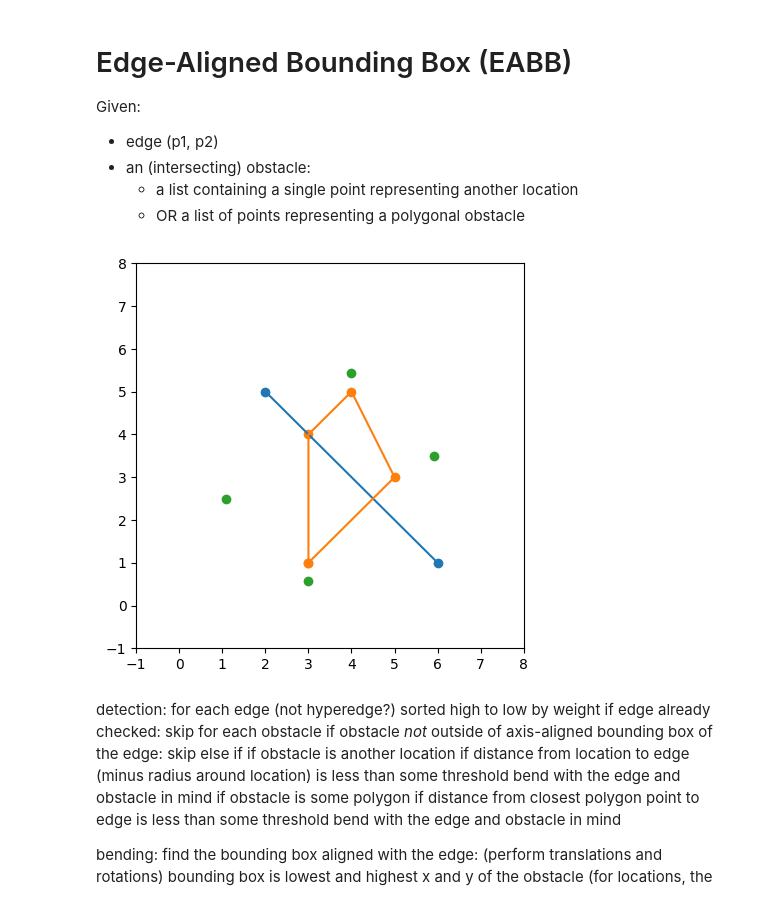
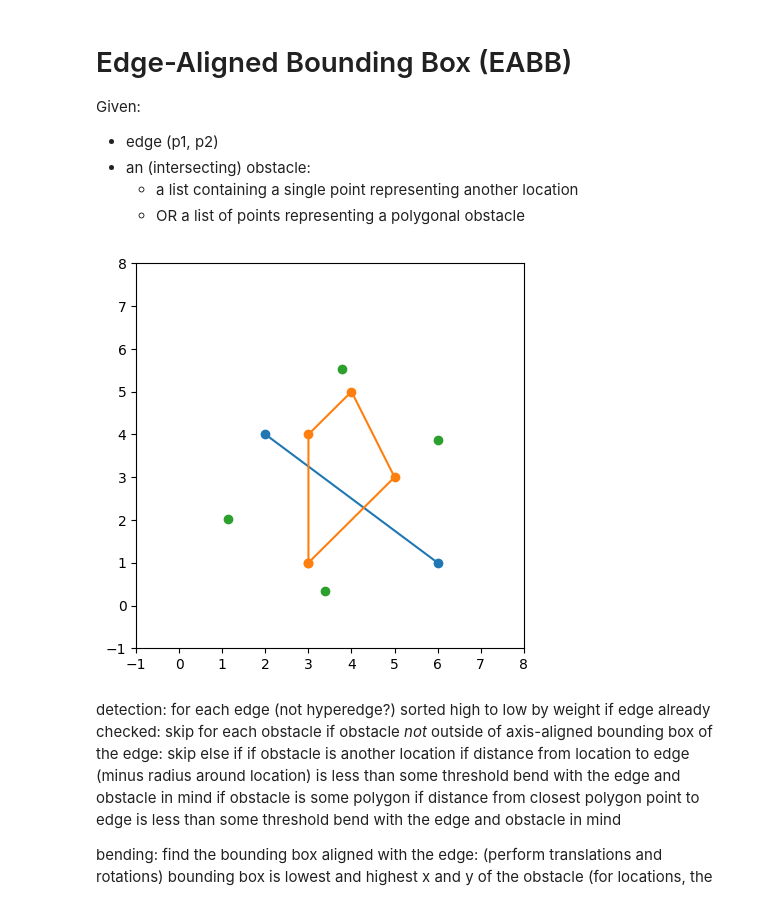
Before and after one commit to gkrastev99/SequenceMaps, a Jupyter notebook: obstacles/eabb.ipynb, the cells around one changed output. Saved outputs shown, nothing was run; the diff lists cells and outputs as text; code cells hidden in the pictures.

```diff
--- a/obstacles/eabb.ipynb
+++ b/obstacles/eabb.ipynb
@@ -177,6 +177,9 @@ def eabb(edge, obs, lw):
     '''ROTATION'''
     # standard vector angle formula: arccos(a dot b / (|a| * |b|))
     angle = vecAngle([p2[0], 0], p2)
+    if p2[1] > 0:
+        angle = -angle
+
 
     # 2d rotation matrix construction: ((cos -sin), (sin cos))
     rotation = np.array([[np.cos(angle), -np.sin(angle)],
@@ -195,29 +198,29 @@ def eabb(edge, obs, lw):
 
     return corners
 # %%
-p1 = np.array([2,5])
+p1 = np.array([2,4])
 p2 = np.array([6,1])
 edge = np.array([p1, p2])
 obstacle = np.array([[3,1], [5,3], [4,5], [3,4], [3,1]])
 # obstacle = np.array([[3, 2.5]])
 
 corners = eabb([p1, p2], obstacle, 0.3)
 
 plt.figure(figsize=(5,5))
 plt.axis([-1, 8, -1, 8])
 
 plt.plot(edge.T[0], edge.T[1])
 plt.scatter(edge.T[0], edge.T[1])
 
 plt.plot(obstacle.T[0], obstacle.T[1])
 plt.scatter(obstacle.T[0], obstacle.T[1])
 
 # plt.plot(triangle.T[0], triangle.T[1])
 plt.scatter(corners.T[0], corners.T[1])
 
 plt.show()
 # %% [output]
-[figure, old version]
+[figure, new version]
 # %% [markdown]
 detection:
     for each edge (not hyperedge?) sorted high to low by weight
```
Also changed, not shown: 1 other file.
